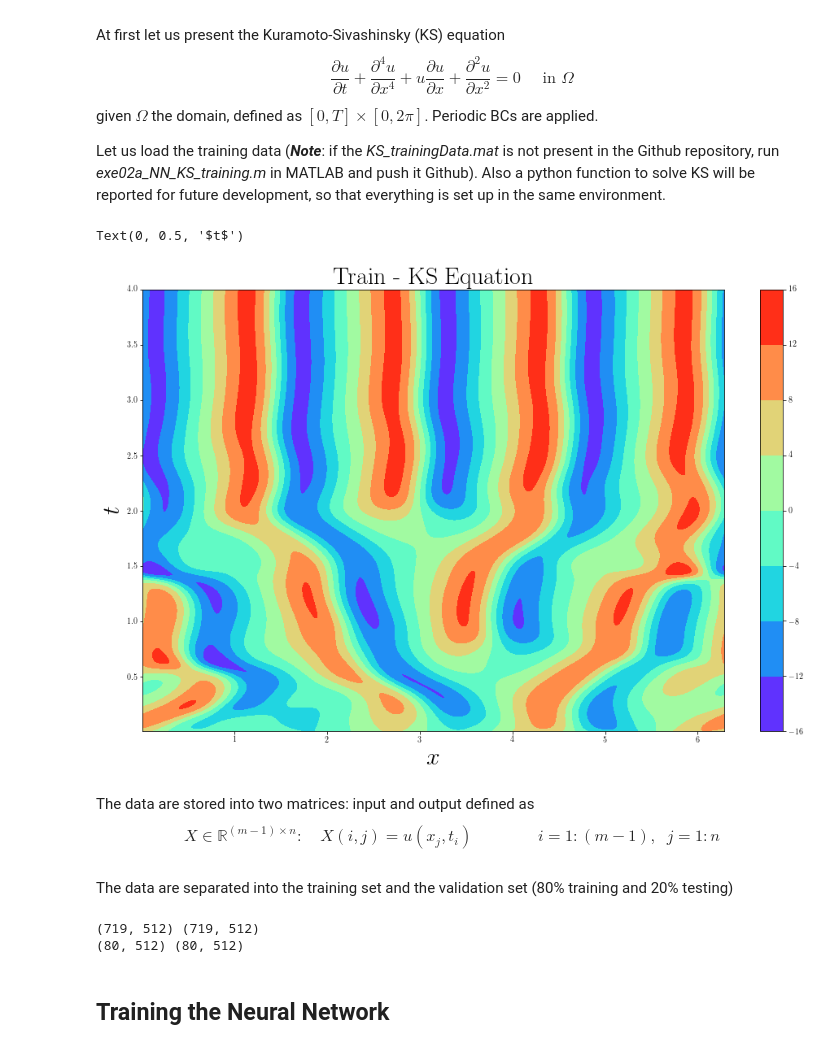
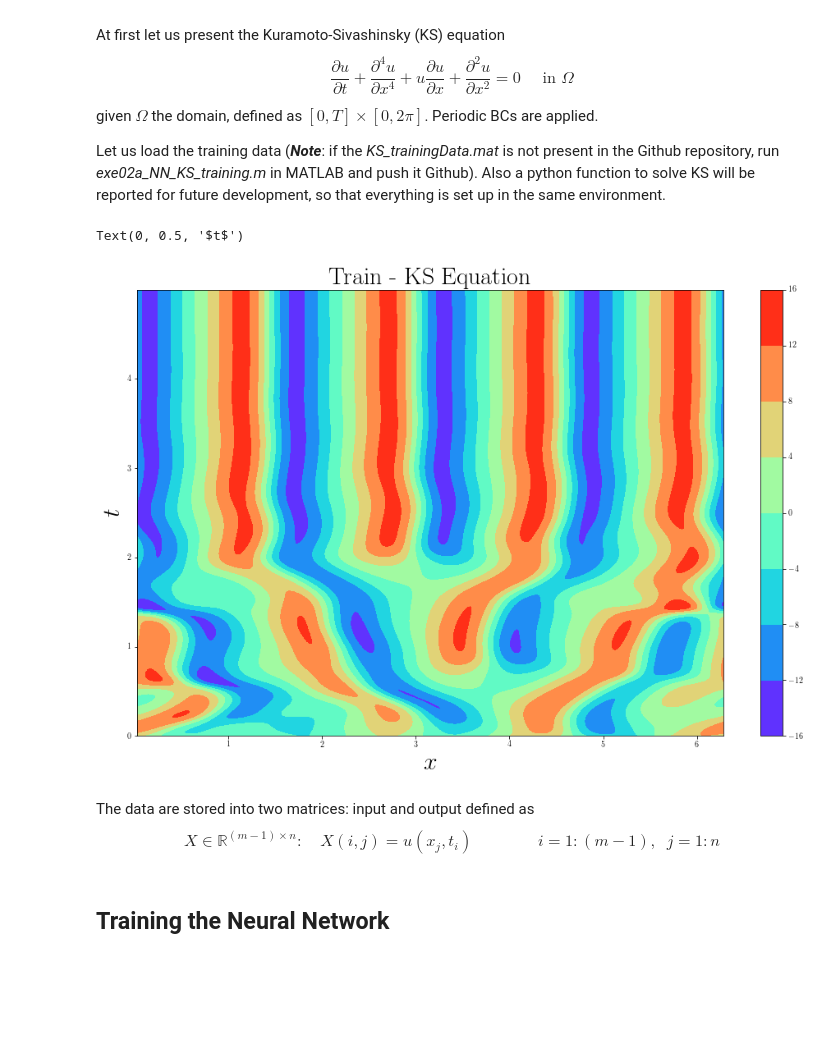
Before and after one commit to Steriva/MfM_Assignment, a Jupyter notebook: exe02b_NN_KS.ipynb, the cells around one changed output. Saved outputs shown, nothing was run; the diff lists cells and outputs as text; code cells hidden in the pictures; blank space fills up the shorter version.

```diff
--- a/exe02b_NN_KS.ipynb
+++ b/exe02b_NN_KS.ipynb
@@ -106,40 +95,46 @@ def solveKS(nu, tmax, h, N):
 # %%
-data = sio.loadmat('./MfM_Assignment/data/KS_trainingData.mat')
+N = 2**8
+nuTrain = 0.04
+dt = 2.5e-3
+T = 5
 
-u = data['u_train']
-x = data['x_train']
-t = np.transpose(data['t_train'])
+x, t, u = solveKS(nuTrain, T, dt, N)
+
+# data = sio.loadmat('./MfM_Assignment/data/KS_trainingData.mat')
+# u = data['u_train']
+# x = data['x_train']
+# t = np.transpose(data['t_train'])
 
 dt = t[1]-t[0]
 dx = x[2]-x[1]
 
 n = len(x)
 m = len(t)
 
 contourBool = False
 
 X, T = np.meshgrid(x, t)
 fig1 = plt.figure()
 
 turboMap = cm.get_cmap(name='rainbow')
 # Plotting the solution
 if contourBool == True:
   ax = fig1.gca(projection='3d')
   surf = ax.plot_surface(X, T, u.T, rstride=1, cstride=1, cmap=turboMap,
-      linewidth=0, antialiased=False)
+  linewidth=0, antialiased=False)
 else:
   surf = plt.contourf(X, T, u.T,  cmap=turboMap)
   plt.colorbar()
 
 plt.title('Train - KS Equation', fontsize = 30)
 plt.xlabel('$x$', fontsize = 30)
 plt.ylabel('$t$', fontsize = 30)
 
 # fig1.savefig('KS_trainingTrue.pdf', format='pdf', dpi=600, bbox_inches='tight')
 # files.download('KS_trainingTrue.pdf')
 # %% [output]
 Text(0, 0.5, '$t$')
-[figure, old version]
+[figure, new version]
 # %% [markdown]
 The data are stored into two matrices: input and output defined as
 \begin{equation}
@@ -151,12 +143,22 @@ output = np.transpose(data['output'])
-# %% [markdown]
-The data are separated into the training set and the validation set (80% training and 20% testing)
 # %%
-X_train, X_test, Y_train, Y_test = train_test_split(input, output, test_size = 0.1)
-print(X_train.shape, Y_train.shape)
-print(X_test.shape, Y_test.shape)
+m = len(t)
+n = len(x)
+
+input = np.zeros((m-1, n))
+output = np.zeros((m-1, n))
+
+input[:,:] = u.T[:-1,:]
+output[:,:] = u.T[1:,:]
+
+# MATLAB
+# input = np.transpose(data['input'])
+# output = np.transpose(data['output'])
+
+
+
+# X_train, X_test, Y_train, Y_test = train_test_split(input, output, test_size = 0.1)
+# print(X_train.shape, Y_train.shape)
+# print(X_test.shape, Y_test.shape)
-# %% [output]
-(719, 512) (719, 512)
-(80, 512) (80, 512)
 # %% [markdown]
 ## Training the Neural Network
 # %% [markdown]
```
Also changed, not shown: parts of 7 cells of this notebook.
